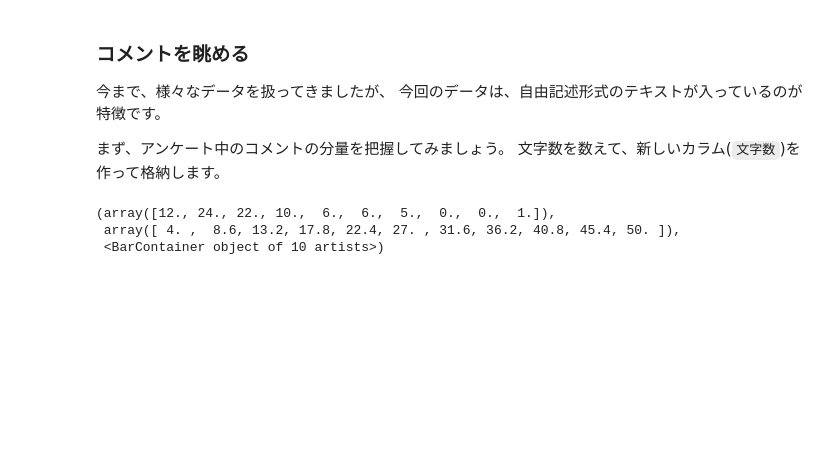
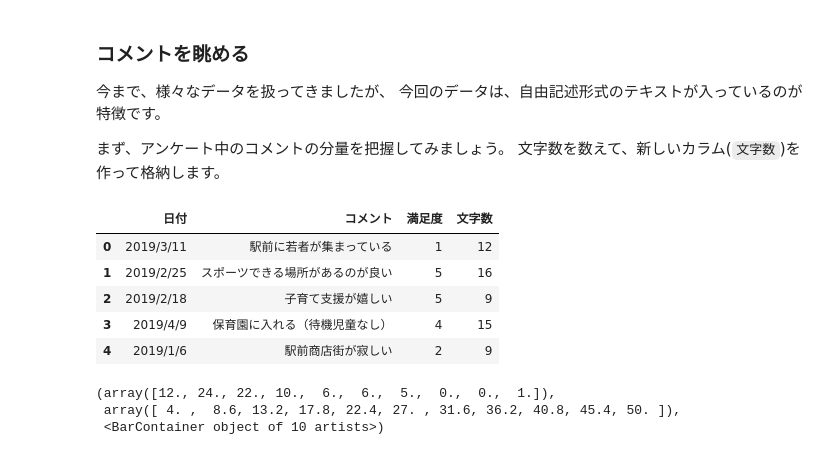
Before and after one commit to KuramitsuLab/kolab, a Jupyter notebook: src_ds/ds12nlp.ipynb, the cells around one changed output. Cells and saved outputs as stored; diff of their text form; code cells hidden in the pictures; blank space fills up the shorter version.

```diff
--- a/src_ds/ds12nlp.ipynb
+++ b/src_ds/ds12nlp.ipynb
@@ -128,6 +151,14 @@ data.head() #最初の5行を表示
 文字数を数えて、新しいカラム(`文字数`)を作って格納します。
 # %%
 data["文字数"] = data["コメント"].str.len()
+data.head()
+# %% [output]
+|  | 日付 | コメント | 満足度 | 文字数 |
+| 0 | 2019/3/11 | 駅前に若者が集まっている | 1 | 12 |
+| 1 | 2019/2/25 | スポーツできる場所があるのが良い | 5 | 16 |
+| 2 | 2019/2/18 | 子育て支援が嬉しい | 5 | 9 |
+| 3 | 2019/4/9 | 保育園に入れる（待機児童なし） | 4 | 15 |
+| 4 | 2019/1/6 | 駅前商店街が寂しい | 2 | 9 |
 # %%
 plt.hist(data["文字数"])
 # %% [output]
```
Also changed, not shown: parts of 48 cells of this notebook, 5 other files.
